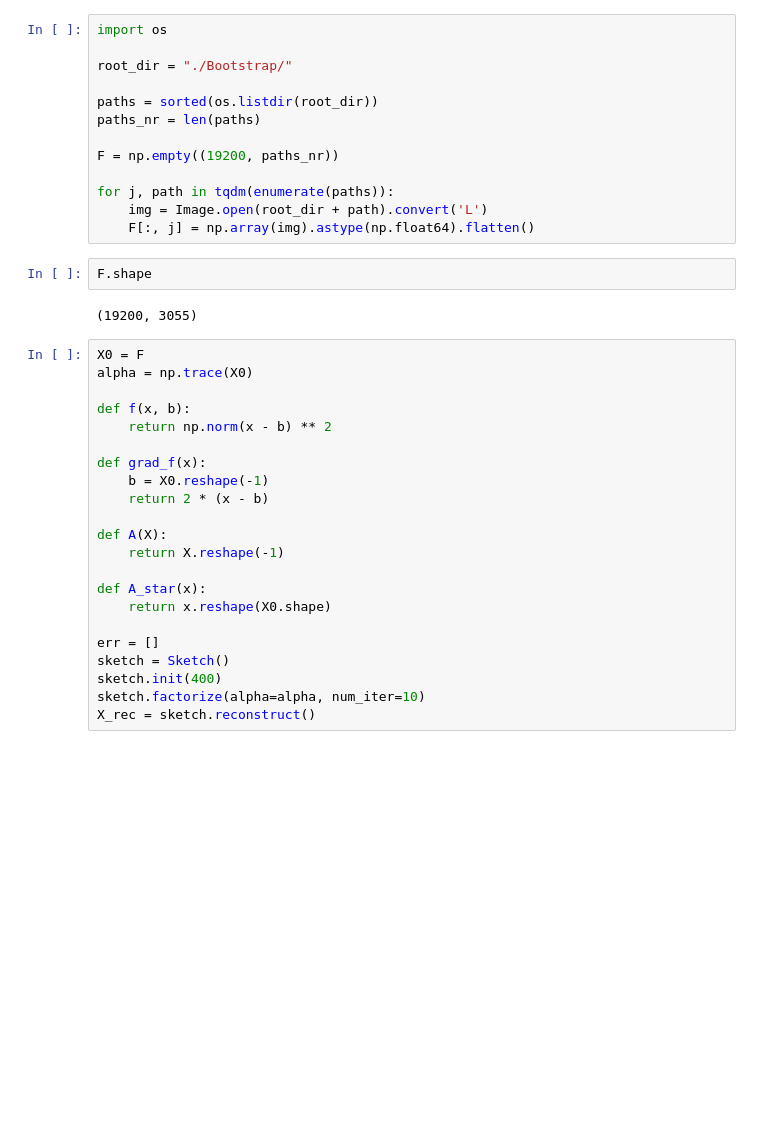
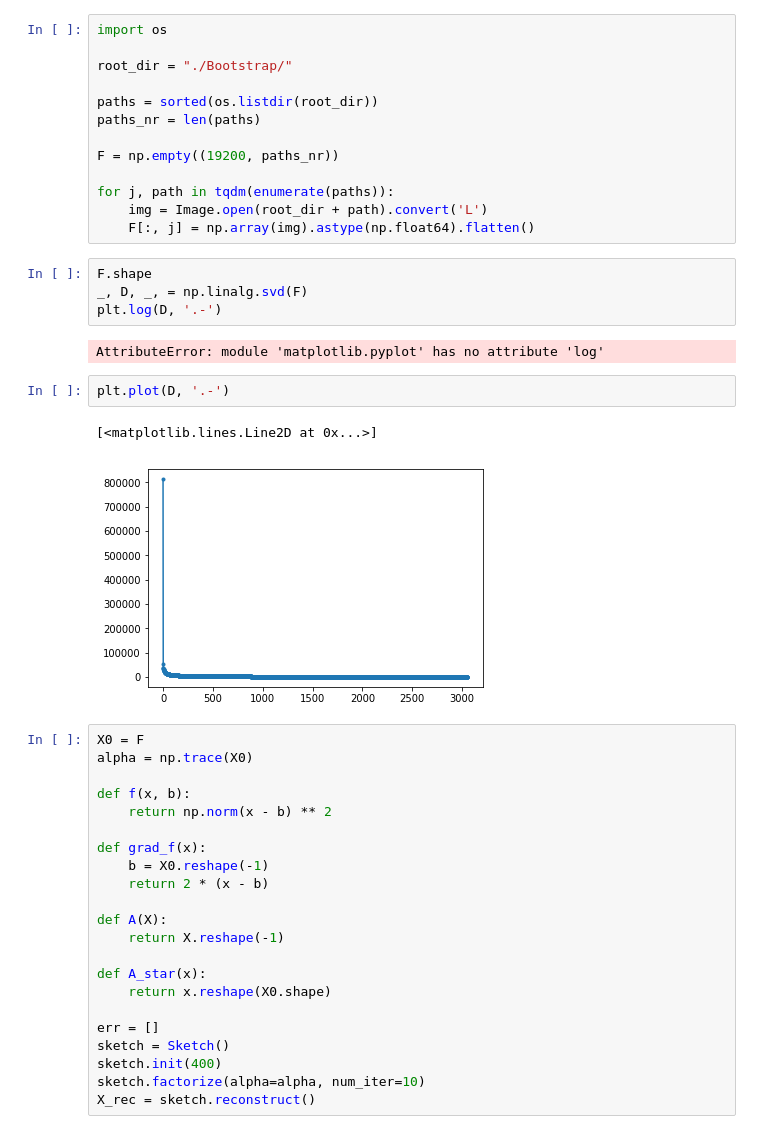
Before and after one commit to viktor-prutyanov/Sketchy-Convex-Low-Rank-Matrix-Optimization, a Jupyter notebook: Sketchy Low Rank Optimization.ipynb, the cells around one changed output. Cells and saved outputs as stored; diff of their text form; blank space fills up the shorter version.

Commit message:
Add error plot
Signed-off-by: Viktor Prutyanov <viktor.prutyanov@phystech.edu>

```diff
--- a/Sketchy Low Rank Optimization.ipynb
+++ b/Sketchy Low Rank Optimization.ipynb
@@ -213,10 +213,17 @@ F = np.empty((19200, paths_nr))
 for j, path in tqdm(enumerate(paths)):
     img = Image.open(root_dir + path).convert('L')
     F[:, j] = np.array(img).astype(np.float64).flatten()
-# %%
-F.shape
-# %% [output]
-(19200, 3055)
+# %%
+F.shape
+_, D, _, = np.linalg.svd(F)
+plt.log(D, '.-')
+# %% [output]
+AttributeError: module 'matplotlib.pyplot' has no attribute 'log'
+# %%
+plt.plot(D, '.-')
+# %% [output]
+[<matplotlib.lines.Line2D at 0x...>]
+[figure, added]
 # %%
 X0 = F
 alpha = np.trace(X0)
```
Also changed, not shown: parts of 1 cell of this notebook.
